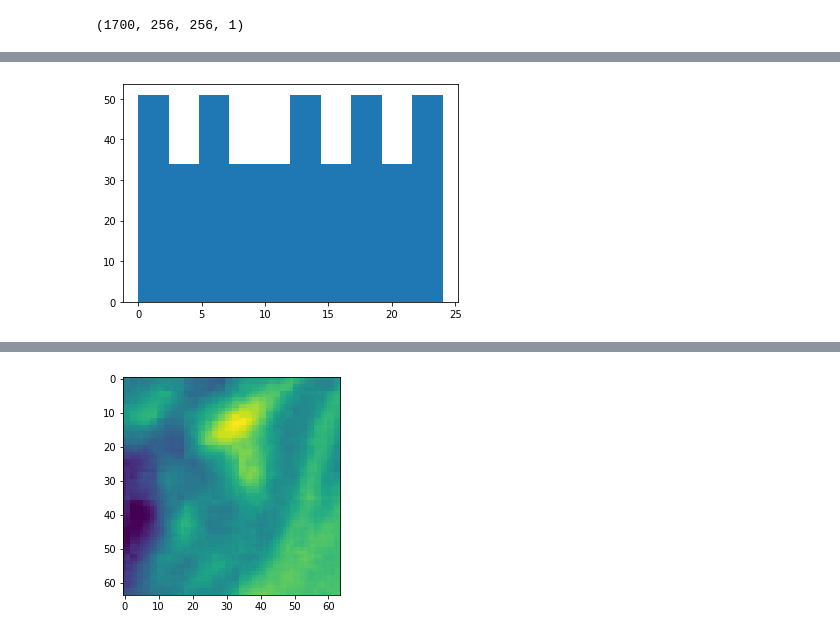
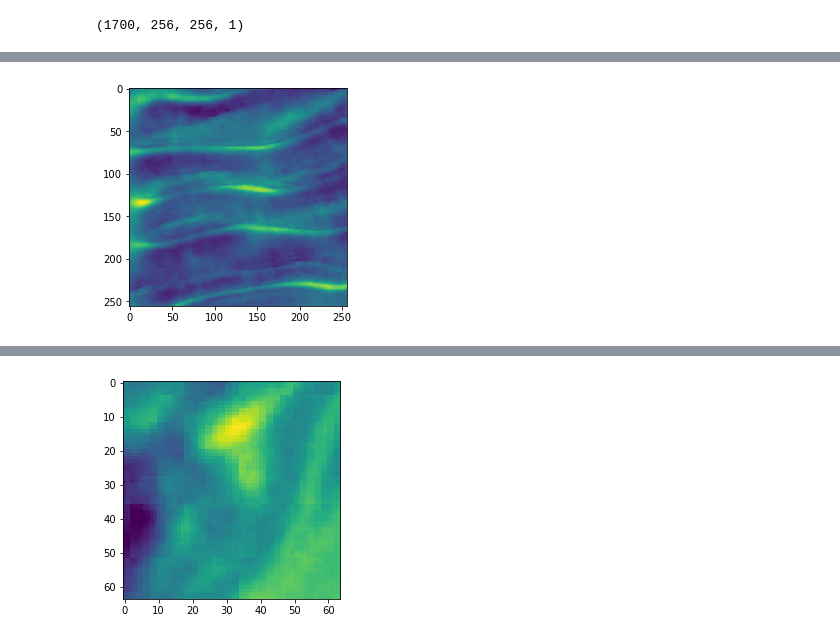
Before and after one commit to watertoiceXI/transients, a Jupyter notebook: LC_transient.ipynb, the cells around one changed output, grey strips where cells are left out. Cells and saved outputs as stored; diff of their text form; code cells hidden in the pictures.

```diff
--- a/LC_transient.ipynb
+++ b/LC_transient.ipynb
@@ -11,7 +9,7 @@ import copy
 import imageio
 import os
 # %%
-starts = {'25':[1187,3119,4684,6591,8931],'57':[3043],'76':[1249,3230,4943,6587,8487],'89':[855,2393,3914,5456,6990,8508]}
+starts = {'25':[3119,1187,4684,6591,8931],'57':[3043],'76':[1249,3230,4943,6587,8487],'89':[855,2393,3914,5456,6990,8508]}
 loc = 'data/'
 # %%
 lenny = 200
@@ -31,6 +29,11 @@ plt.show()
 # %%
-dat = np.stack([d[::2,0:,100:356,150:406] for d in dater],axis=1)
-dat = dat.reshape([17*100,256,256,1])
+wid = 3
+dat = np.stack([d[:200+(wid*2):2,0:,100:356,150:406] for d in dater],axis=1)
+#sdat = np.zeros_like(dat)
+#for q in range(len(dat)-wid):
+#    sdat[q] = np.mean(dat[q:(q+wid)],axis=0)
+#dat = sdat
+dat = dat.reshape([17*(100),256,256,1])
 dat.shape
 # %% [output]
 (1700, 256, 256, 1)
@@ -198,6 +166,6 @@ As,frame_ass = local_linear.local_linear(dats,4,nearest=False)
 # %%
 plt.figure()
-plt.hist(frame_ass.flatten())
+plt.imshow(dat[25][:,:,0])
 plt.show()
 # %% [output]
-[figure, old version]
+[figure, new version]
```
Also changed, not shown: parts of 33 cells of this notebook, 12 other files.
